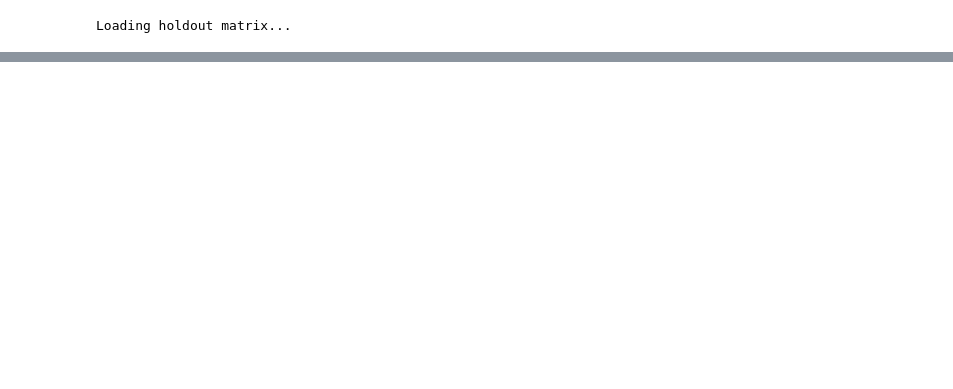
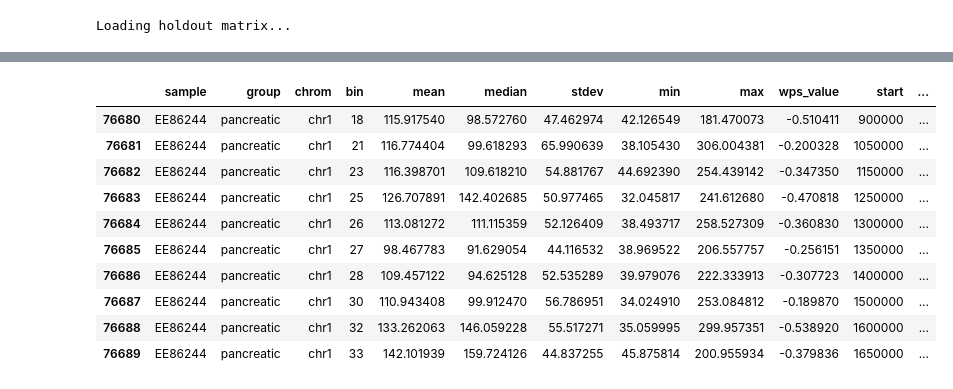
Before and after one commit to LabMedDHM/lotta_frag, a Jupyter notebook: 05_holdout_validation.ipynb, the cells around one changed output, grey strips where cells are left out. Cells and saved outputs as stored; diff of their text form; code cells hidden in the pictures; blank space fills up the shorter version.

```diff
--- a/05_holdout_validation.ipynb
+++ b/05_holdout_validation.ipynb
@@ -239 +301,15 @@ DIAGNOSTIC: Label & Prediction Analysis
 ================================================================================
+# %%
+df_holdout[df_holdout["group"] =="pancreatic"].head(10)
+# %% [output]
+|  | sample | group | chrom | bin | mean | median | stdev | min | max | wps_value | start | ... |
+| 76680 | EE86244 | pancreatic | chr1 | 18 | 115.917540 | 98.572760 | 47.462974 | 42.126549 | 181.470073 | -0.510411 | 900000 | ... |
+| 76681 | EE86244 | pancreatic | chr1 | 21 | 116.774404 | 99.618293 | 65.990639 | 38.105430 | 306.004381 | -0.200328 | 1050000 | ... |
+| 76682 | EE86244 | pancreatic | chr1 | 23 | 116.398701 | 109.618210 | 54.881767 | 44.692390 | 254.439142 | -0.347350 | 1150000 | ... |
+| 76683 | EE86244 | pancreatic | chr1 | 25 | 126.707891 | 142.402685 | 50.977465 | 32.045817 | 241.612680 | -0.470818 | 1250000 | ... |
+| 76684 | EE86244 | pancreatic | chr1 | 26 | 113.081272 | 111.115359 | 52.126409 | 38.493717 | 258.527309 | -0.360830 | 1300000 | ... |
+| 76685 | EE86244 | pancreatic | chr1 | 27 | 98.467783 | 91.629054 | 44.116532 | 38.969522 | 206.557757 | -0.256151 | 1350000 | ... |
+| 76686 | EE86244 | pancreatic | chr1 | 28 | 109.457122 | 94.625128 | 52.535289 | 39.979076 | 222.333913 | -0.307723 | 1400000 | ... |
+| 76687 | EE86244 | pancreatic | chr1 | 30 | 110.943408 | 99.912470 | 56.786951 | 34.024910 | 253.084812 | -0.189870 | 1500000 | ... |
+| 76688 | EE86244 | pancreatic | chr1 | 32 | 133.262063 | 146.059228 | 55.517271 | 35.059995 | 299.957351 | -0.538920 | 1600000 | ... |
+| 76689 | EE86244 | pancreatic | chr1 | 33 | 142.101939 | 159.724126 | 44.837255 | 45.875814 | 200.955934 | -0.379836 | 1650000 | ... |
```
Also changed, not shown: parts of 16 cells of this notebook, 21 other files.
